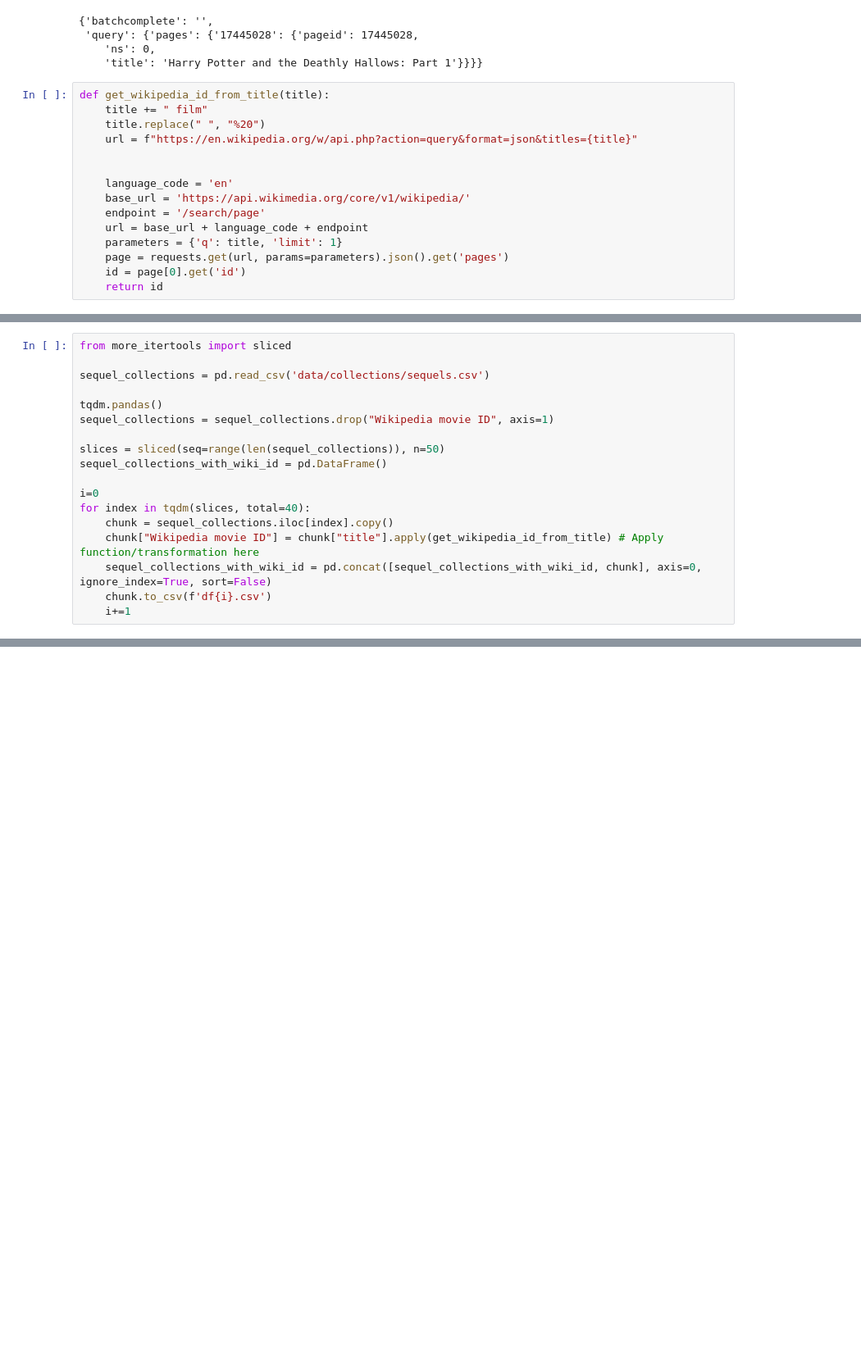
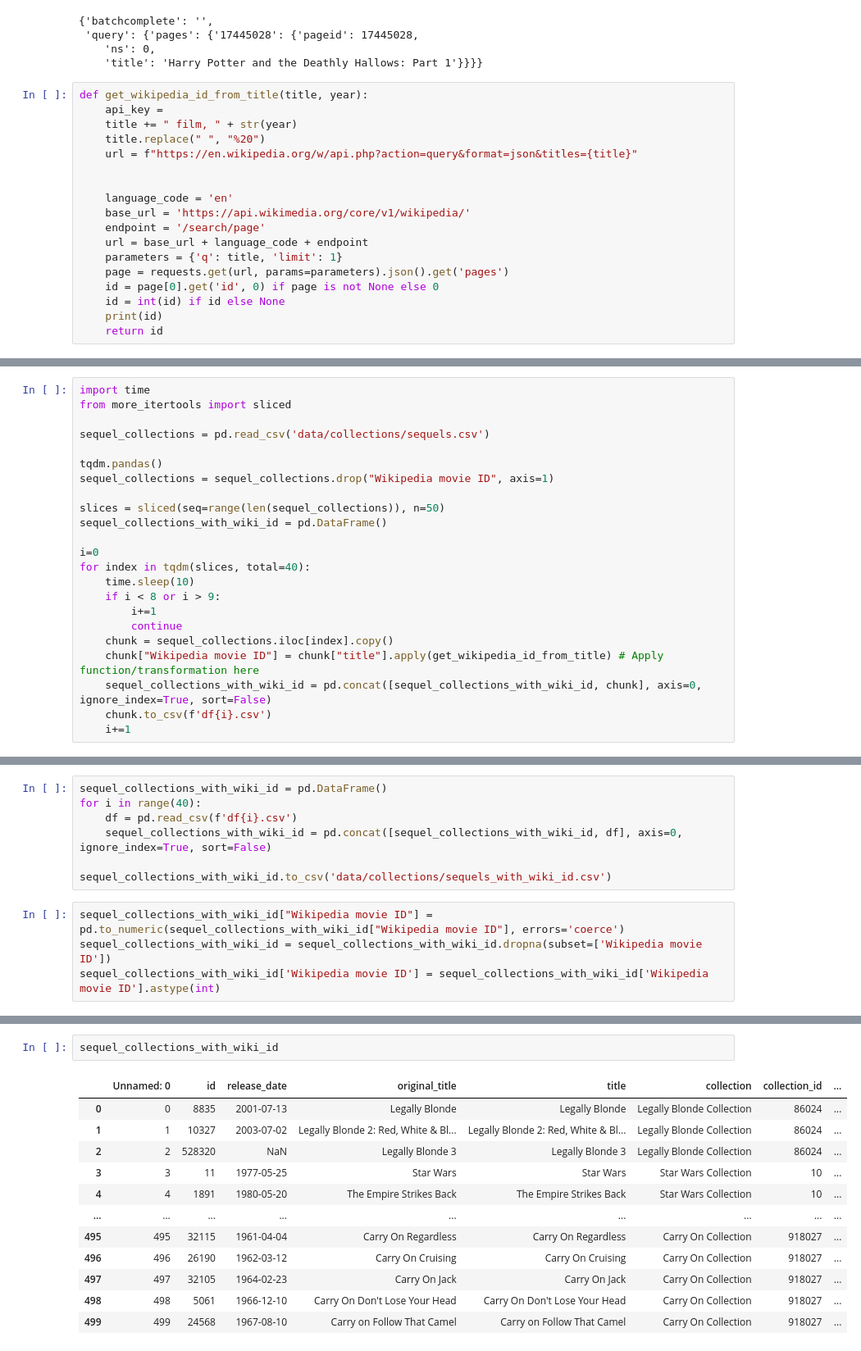
Before and after one commit to epfl-ada/ada-2024-project-onceuponatimeindata, a Jupyter notebook: results.ipynb, the cells around one changed output, grey strips where cells are left out. Shown at 82% size. Saved outputs shown, nothing was run; the diff lists cells and outputs as text; blank space fills up the shorter version.

```diff
--- a/results.ipynb
+++ b/results.ipynb
@@ -133,8 +133,9 @@ requests.get(url).json()
     'ns': 0,
     'title': 'Harry Potter and the Deathly Hallows: Part 1'}}}}
 # %%
-def get_wikipedia_id_from_title(title):
-    title += " film"
+def get_wikipedia_id_from_title(title, year):
+    api_key =
+    title += " film, " + str(year)
     title.replace(" ", "%20")
     url = f"https://en.wikipedia.org/w/api.php?action=query&format=json&titles={title}"
 
@@ -145,7 +146,9 @@ def get_wikipedia_id_from_title(title):
     url = base_url + language_code + endpoint
     parameters = {'q': title, 'limit': 1}
     page = requests.get(url, params=parameters).json().get('pages')
-    id = page[0].get('id')
+    id = page[0].get('id', 0) if page is not None else 0
+    id = int(id) if id else None
+    print(id)
     return id
 # %%
 get_wikipedia_id_from_title("Superman IV: The Quest for Peace film")
@@ -154,4 +155,5 @@ get_wikipedia_id_from_title("Superman IV: The Quest for Peace film")
 # %%
+import time
 from more_itertools import sliced
 
 sequel_collections = pd.read_csv('data/collections/sequels.csv')
@@ -164,6 +166,10 @@ sequel_collections_with_wiki_id = pd.DataFrame()
 
 i=0
 for index in tqdm(slices, total=40):
+    time.sleep(10)
+    if i < 8 or i > 9:
+        i+=1
+        continue
     chunk = sequel_collections.iloc[index].copy()
     chunk["Wikipedia movie ID"] = chunk["title"].apply(get_wikipedia_id_from_title) # Apply function/transformation here
     sequel_collections_with_wiki_id = pd.concat([sequel_collections_with_wiki_id, chunk], axis=0, ignore_index=True, sort=False)
@@ -179,0 +178,11 @@ ValueError: invalid literal for int() with base 10: 'n'
+# %%
+sequel_collections_with_wiki_id = pd.DataFrame()
+for i in range(40):
+    df = pd.read_csv(f'df{i}.csv')
+    sequel_collections_with_wiki_id = pd.concat([sequel_collections_with_wiki_id, df], axis=0, ignore_index=True, sort=False)
+
+sequel_collections_with_wiki_id.to_csv('data/collections/sequels_with_wiki_id.csv')
+# %%
+sequel_collections_with_wiki_id["Wikipedia movie ID"] = pd.to_numeric(sequel_collections_with_wiki_id["Wikipedia movie ID"], errors='coerce')
+sequel_collections_with_wiki_id = sequel_collections_with_wiki_id.dropna(subset=['Wikipedia movie ID'])
+sequel_collections_with_wiki_id['Wikipedia movie ID'] = sequel_collections_with_wiki_id['Wikipedia movie ID'].astype(int)
@@ -179,0 +197,15 @@ ValueError: invalid literal for int() with base 10: 'n'
+# %%
+sequel_collections_with_wiki_id
+# %% [output]
+|  | Unnamed: 0 | id | release_date | original_title | title | collection | collection_id | ... |
+| 0 | 0 | 8835 | 2001-07-13 | Legally Blonde | Legally Blonde | Legally Blonde Collection | 86024 | ... |
+| 1 | 1 | 10327 | 2003-07-02 | Legally Blonde 2: Red, White & Bl... | Legally Blonde 2: Red, White & Bl... | Legally Blonde Collection | 86024 | ... |
+| 2 | 2 | 528320 | NaN | Legally Blonde 3 | Legally Blonde 3 | Legally Blonde Collection | 86024 | ... |
+| 3 | 3 | 11 | 1977-05-25 | Star Wars | Star Wars | Star Wars Collection | 10 | ... |
+| 4 | 4 | 1891 | 1980-05-20 | The Empire Strikes Back | The Empire Strikes Back | Star Wars Collection | 10 | ... |
+| ... | ... | ... | ... | ... | ... | ... | ... | ... |
+| 495 | 495 | 32115 | 1961-04-04 | Carry On Regardless | Carry On Regardless | Carry On Collection | 918027 | ... |
+| 496 | 496 | 26190 | 1962-03-12 | Carry On Cruising | Carry On Cruising | Carry On Collection | 918027 | ... |
+| 497 | 497 | 32105 | 1964-02-23 | Carry On Jack | Carry On Jack | Carry On Collection | 918027 | ... |
+| 498 | 498 | 5061 | 1966-12-10 | Carry On Don't Lose Your Head | Carry On Don't Lose Your Head | Carry On Collection | 918027 | ... |
+| 499 | 499 | 24568 | 1967-08-10 | Carry on Follow That Camel | Carry on Follow That Camel | Carry On Collection | 918027 | ... |
```
Also changed, not shown: parts of 10 cells of this notebook, 2 other files.
